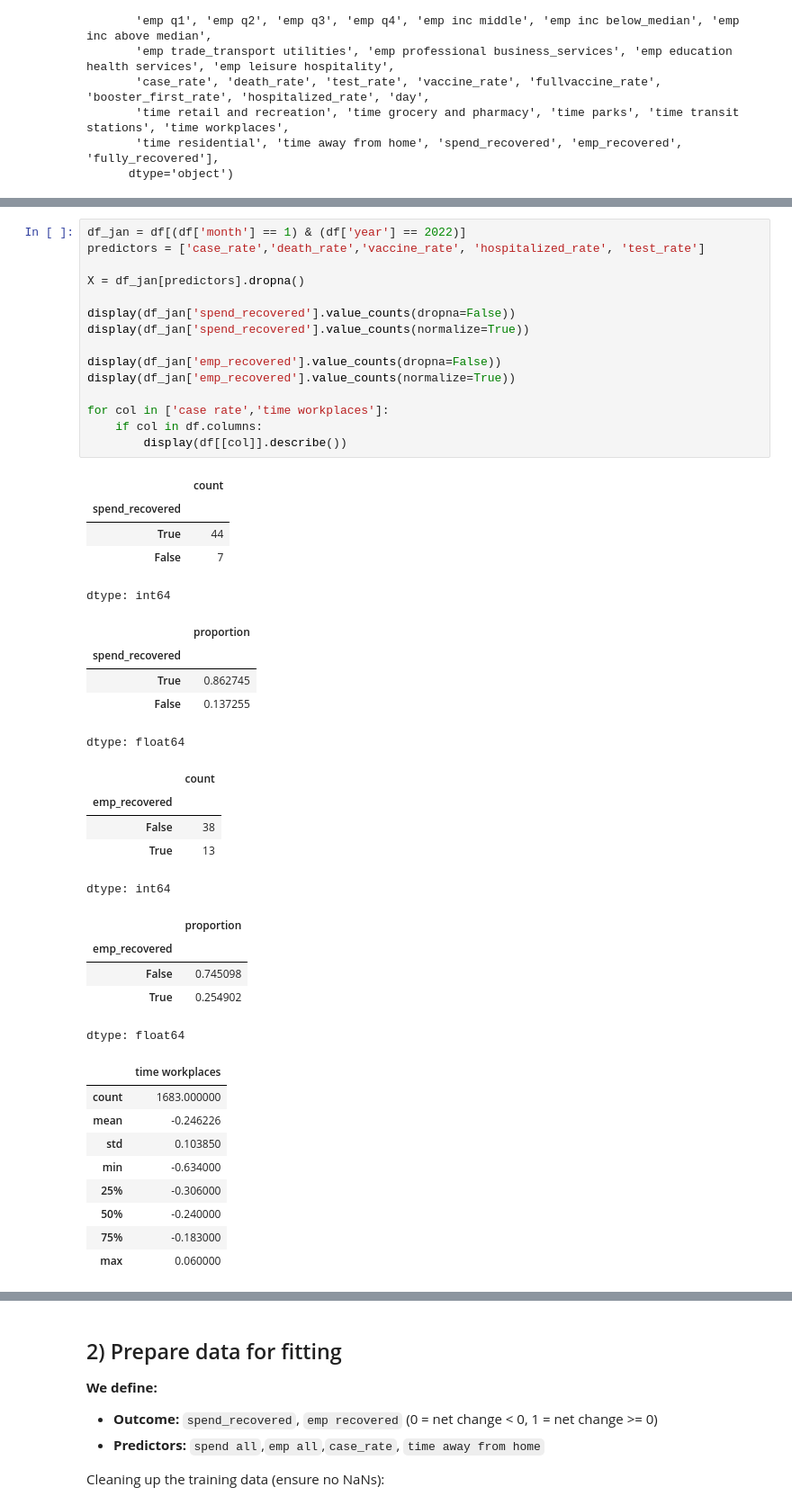
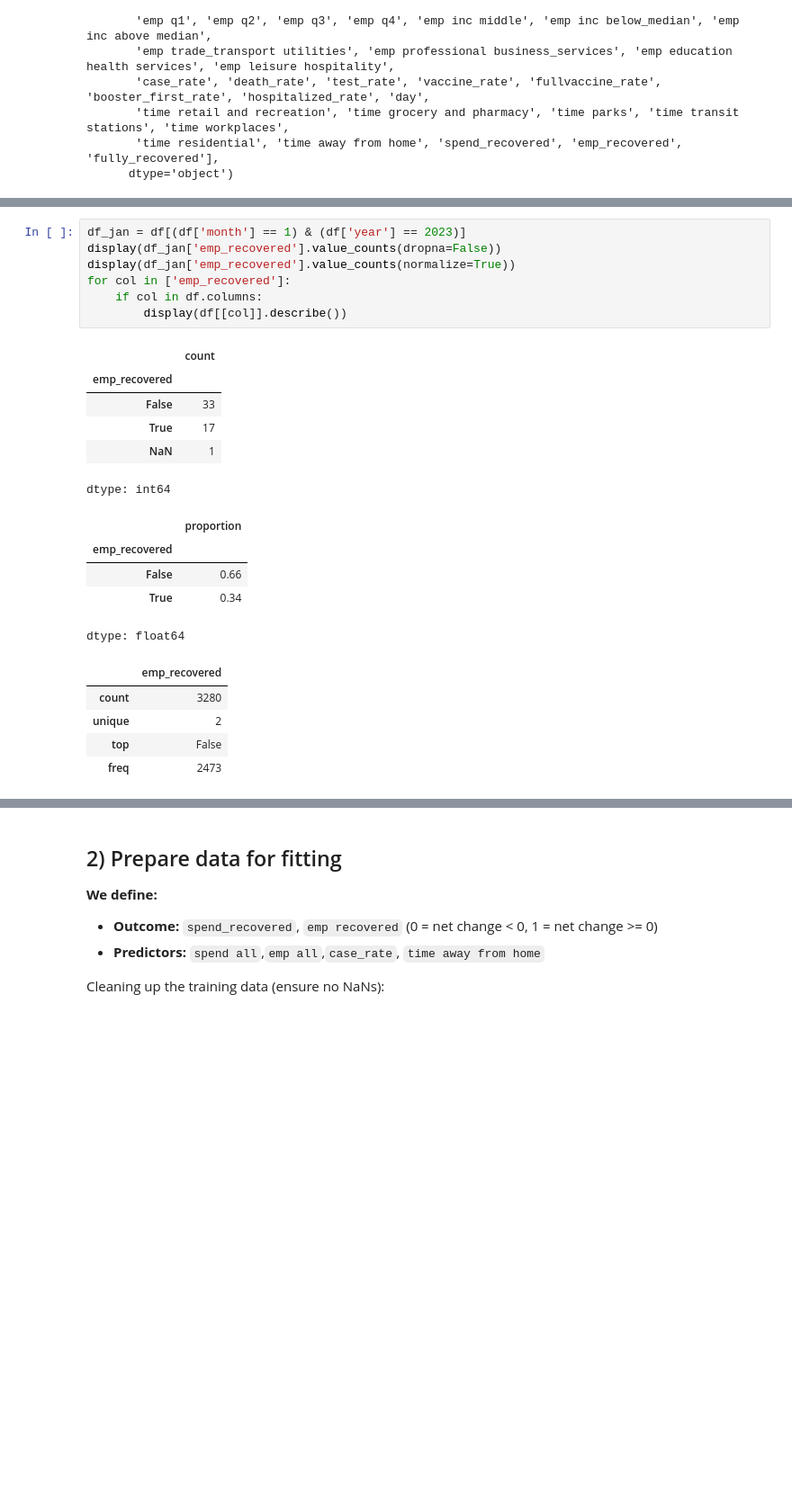
Before and after one commit to nisharonn/US-Economic-Recovery-Post-COVID-19, a Jupyter notebook: MLR1.ipynb, the cells around one changed output, grey strips where cells are left out. Shown: that part at 90% size. Saved outputs shown, nothing was run; the diff lists cells and outputs as text; blank space fills up the shorter version.

```diff
--- a/MLR1.ipynb
+++ b/MLR1.ipynb
@@ -86,47 +87,26 @@ df.describe()
 | 75% | 2024.000000 | 9.000000 | 0.120500 | 0.172000 | 0.352000 | 0.289000 | ... |
 | max | 2025.000000 | 12.000000 | 1.540000 | 0.525000 | 2.760000 | 0.672000 | ... |
 # %%
-df_jan = df[(df['month'] == 1) & (df['year'] == 2022)]
-predictors = ['case_rate','death_rate','vaccine_rate', 'hospitalized_rate', 'test_rate']
-
-X = df_jan[predictors].dropna()
-
-display(df_jan['spend_recovered'].value_counts(dropna=False))
-display(df_jan['spend_recovered'].value_counts(normalize=True))
-
+df_jan = df[(df['month'] == 1) & (df['year'] == 2023)]
 display(df_jan['emp_recovered'].value_counts(dropna=False))
 display(df_jan['emp_recovered'].value_counts(normalize=True))
-
-for col in ['case rate','time workplaces']:
+for col in ['emp_recovered']:
     if col in df.columns:
         display(df[[col]].describe())
 # %% [output]
 |  | count |
-| spend_recovered |  |
-| True | 44 |
-| False | 7 |
+| emp_recovered |  |
+| False | 33 |
+| True | 17 |
+| NaN | 1 |
 dtype: int64
 |  | proportion |
-| spend_recovered |  |
-| True | 0.862745 |
-| False | 0.137255 |
+| emp_recovered |  |
+| False | 0.66 |
+| True | 0.34 |
 dtype: float64
-|  | count |
-| emp_recovered |  |
-| False | 38 |
-| True | 13 |
+|  | emp_recovered |
+| count | 3280 |
+| unique | 2 |
+| top | False |
+| freq | 2473 |
-dtype: int64
-|  | proportion |
-| emp_recovered |  |
-| False | 0.745098 |
-| True | 0.254902 |
-dtype: float64
-|  | time workplaces |
-| count | 1683.000000 |
-| mean | -0.246226 |
-| std | 0.103850 |
-| min | -0.634000 |
-| 25% | -0.306000 |
-| 50% | -0.240000 |
-| 75% | -0.183000 |
-| max | 0.060000 |
```
Also changed, not shown: parts of 10 cells of this notebook.
